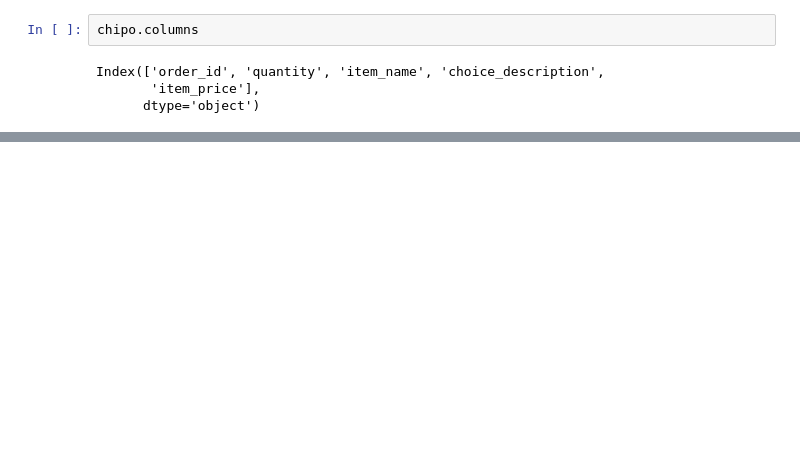
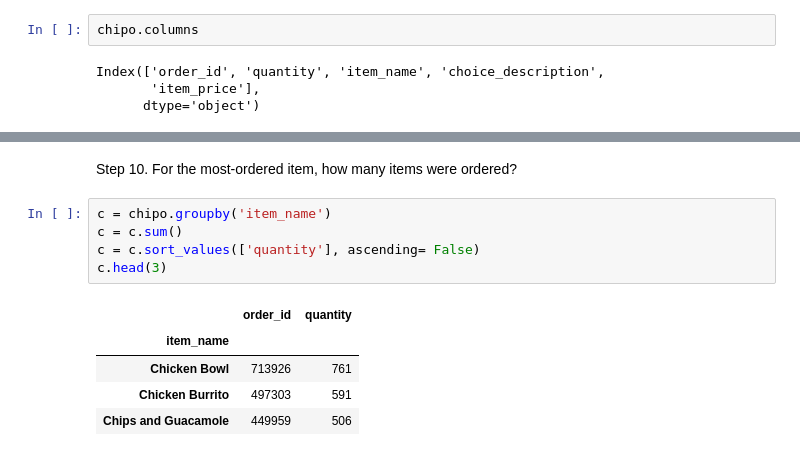
Before and after one commit to jonesmedeiros/projeto1-testes, a Jupyter notebook: FirstPdexercises.ipynb, the cells around one changed output, grey strips where cells are left out. Cells and saved outputs as stored; diff of their text form; blank space fills up the shorter version.

```diff
--- a/FirstPdexercises.ipynb
+++ b/FirstPdexercises.ipynb
@@ -64,0 +87,13 @@ Index(['order_id', 'quantity', 'item_name', 'choice_description',
+# %% [markdown]
+Step 10. For the most-ordered item, how many items were ordered?
+# %%
+c = chipo.groupby('item_name')
+c = c.sum()
+c = c.sort_values(['quantity'], ascending= False)
+c.head(3)
+# %% [output]
+|  | order_id | quantity |
+| item_name |  |  |
+| Chicken Bowl | 713926 | 761 |
+| Chicken Burrito | 497303 | 591 |
+| Chips and Guacamole | 449959 | 506 |
```
Also changed, not shown: parts of 19 cells of this notebook.
